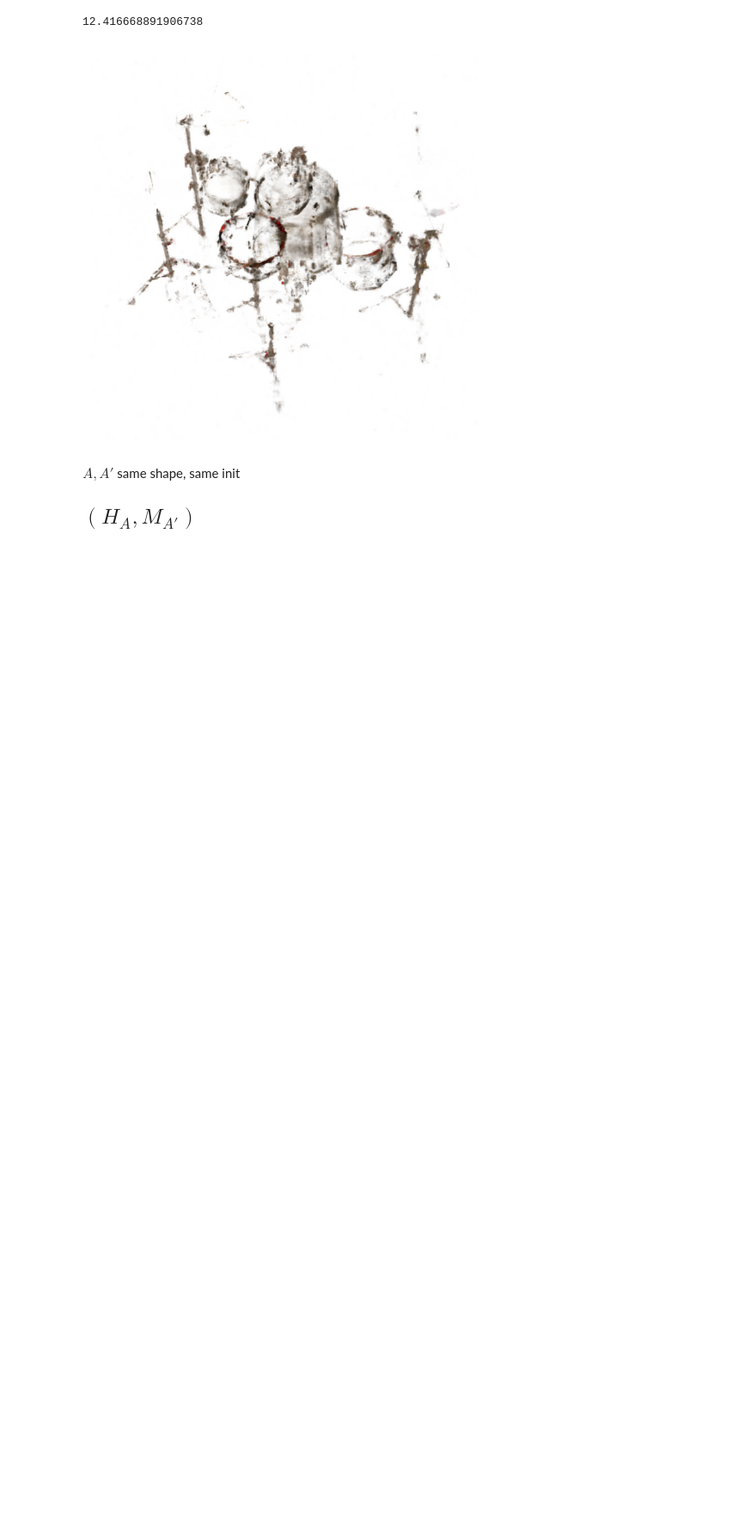
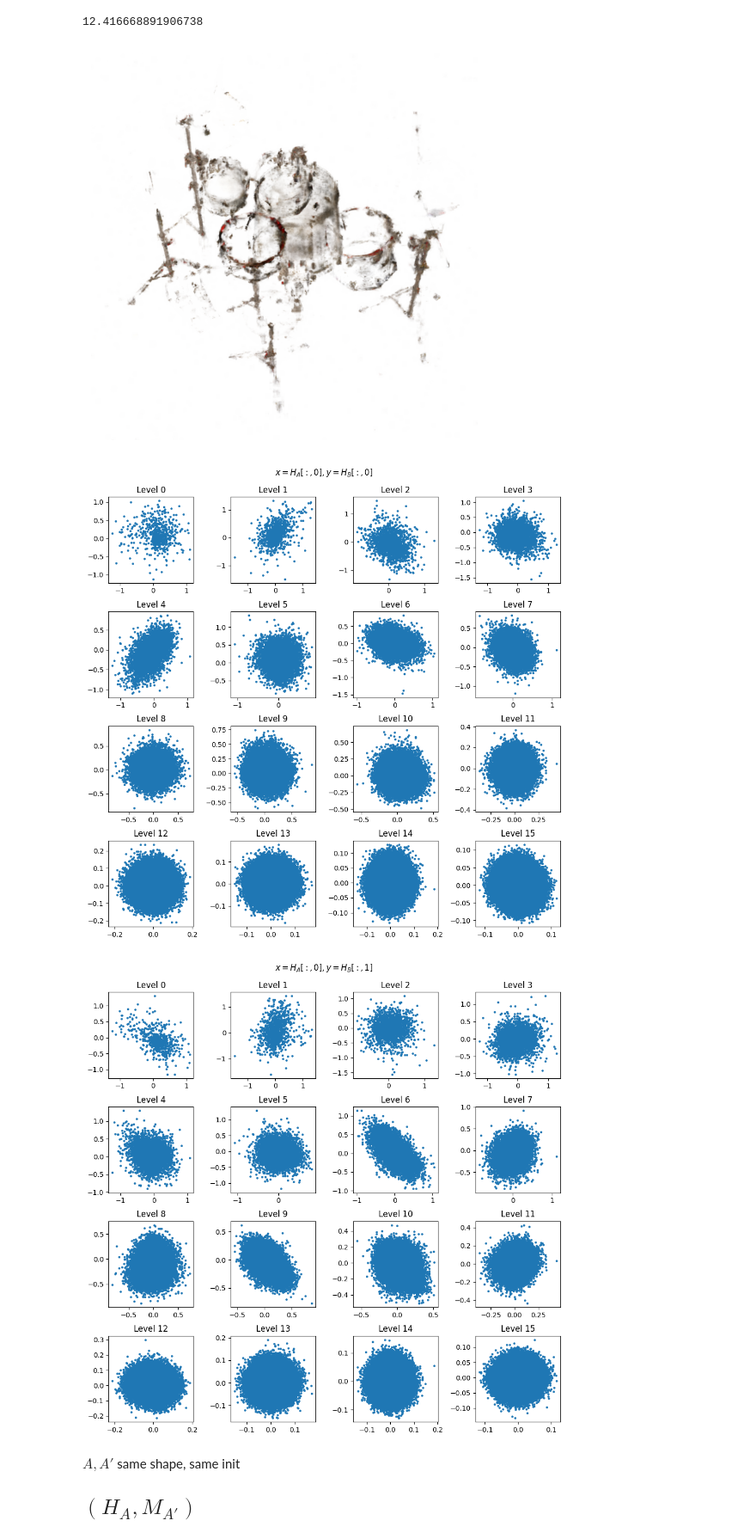
Before and after one commit to frallebini/nerfacc, a Jupyter notebook: examples/eval_ngp_nerf_occ.ipynb, the cells around one changed output. Shown at 86% size. Saved outputs shown, nothing was run; the diff lists cells and outputs as text; code cells hidden in the pictures; blank space fills up the shorter version.

```diff
--- a/examples/eval_ngp_nerf_occ.ipynb
+++ b/examples/eval_ngp_nerf_occ.ipynb
@@ -125,6 +161,14 @@ render_test(sd)
 # %% [output]
 12.416668891906738
 [figure]
+# %%
+sd = torch.load("ckpts/drums_torch_perm.pt")
+sd_B = torch.load("ckpts/drums_torch_B.pt")
+
+scatter_plot(sd, sd_B)
+# %% [output]
+[figure, added]
+[figure, added]
 # %% [markdown]
 $A,A'$ same shape, same init
 
```
Also changed, not shown: parts of 7 cells of this notebook.
